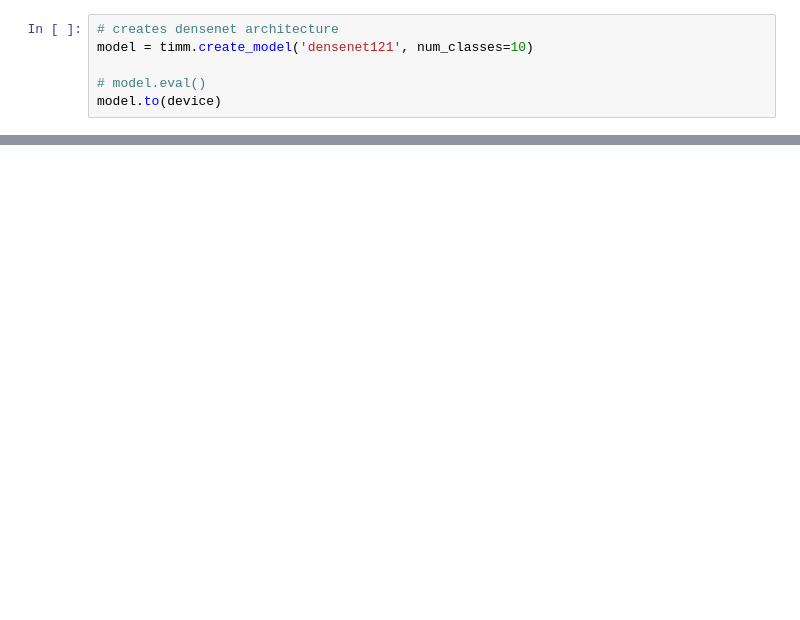
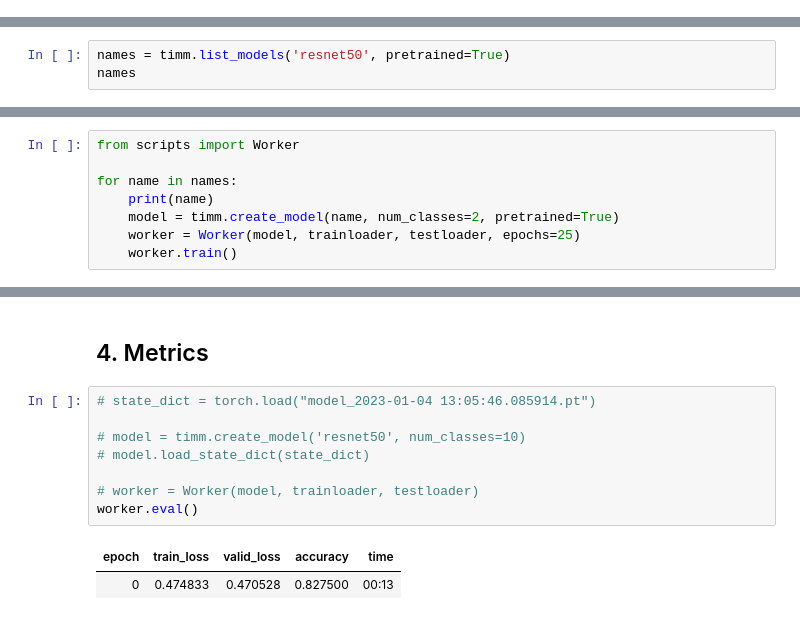
Before and after one commit to AierLab/indl-dataset, a Jupyter notebook: benchmarking.ipynb, the cells around one changed output, grey strips where cells are left out. Cells and saved outputs as stored; diff of their text form; blank space fills up the shorter version.

Commit message:
update benchmark scripts

```diff
--- a/benchmarking.ipynb
+++ b/benchmarking.ipynb
@@ -35,6 +38,0 @@ False
-# %%
-# creates densenet architecture
-model = timm.create_model('densenet121', num_classes=10)
-
-# model.eval()
-model.to(device)
@@ -154,0 +105,3 @@ print('Accuracy of the network on the 10000 test images: %d %%' % (
+# %%
+names = timm.list_models('resnet50', pretrained=True)
+names
@@ -154,0 +110,8 @@ print('Accuracy of the network on the 10000 test images: %d %%' % (
+# %%
+from scripts import Worker
+
+for name in names:
+    print(name)
+    model = timm.create_model(name, num_classes=2, pretrained=True)
+    worker = Worker(model, trainloader, testloader, epochs=25)
+    worker.train()
@@ -154,0 +124,13 @@ print('Accuracy of the network on the 10000 test images: %d %%' % (
+# %% [markdown]
+## 4. Metrics
+# %%
+# state_dict = torch.load("model_2023-01-04 13:05:46.085914.pt")
+
+# model = timm.create_model('resnet50', num_classes=10)
+# model.load_state_dict(state_dict)
+
+# worker = Worker(model, trainloader, testloader)
+worker.eval()
+# %% [output]
+| epoch | train_loss | valid_loss | accuracy | time |
+| 0 | 0.474833 | 0.470528 | 0.827500 | 00:13 |
```
Also changed, not shown: parts of 20 cells of this notebook, 3 other files.
